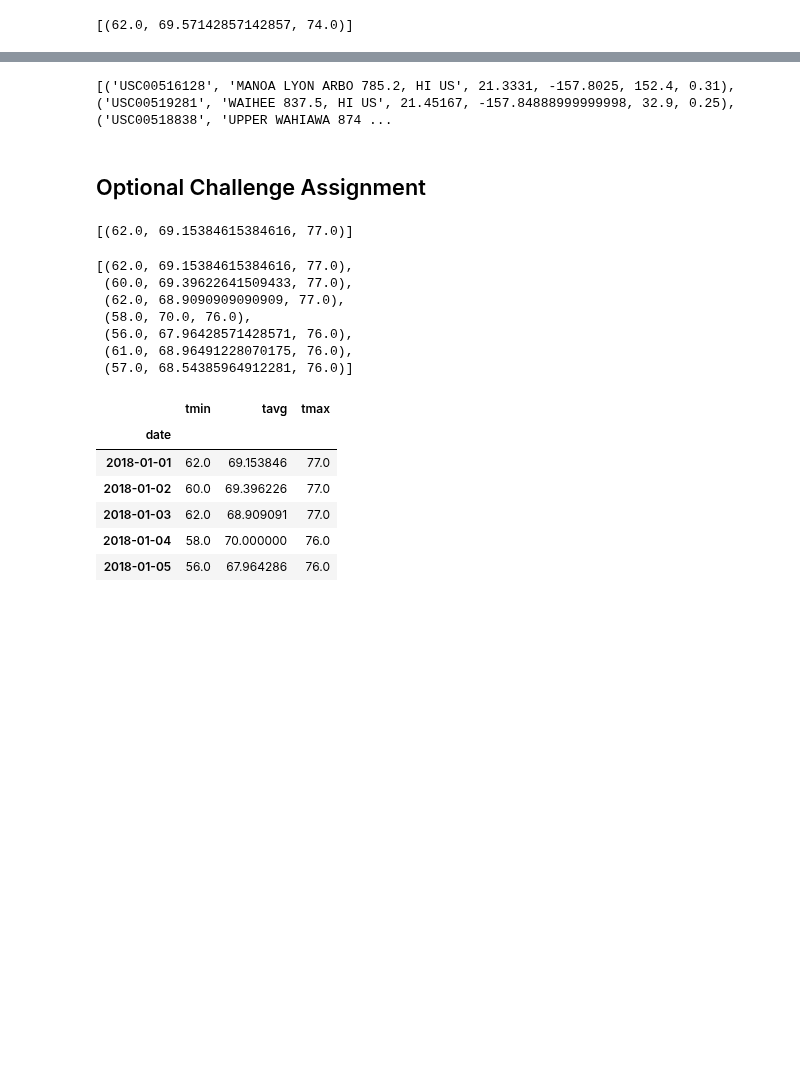
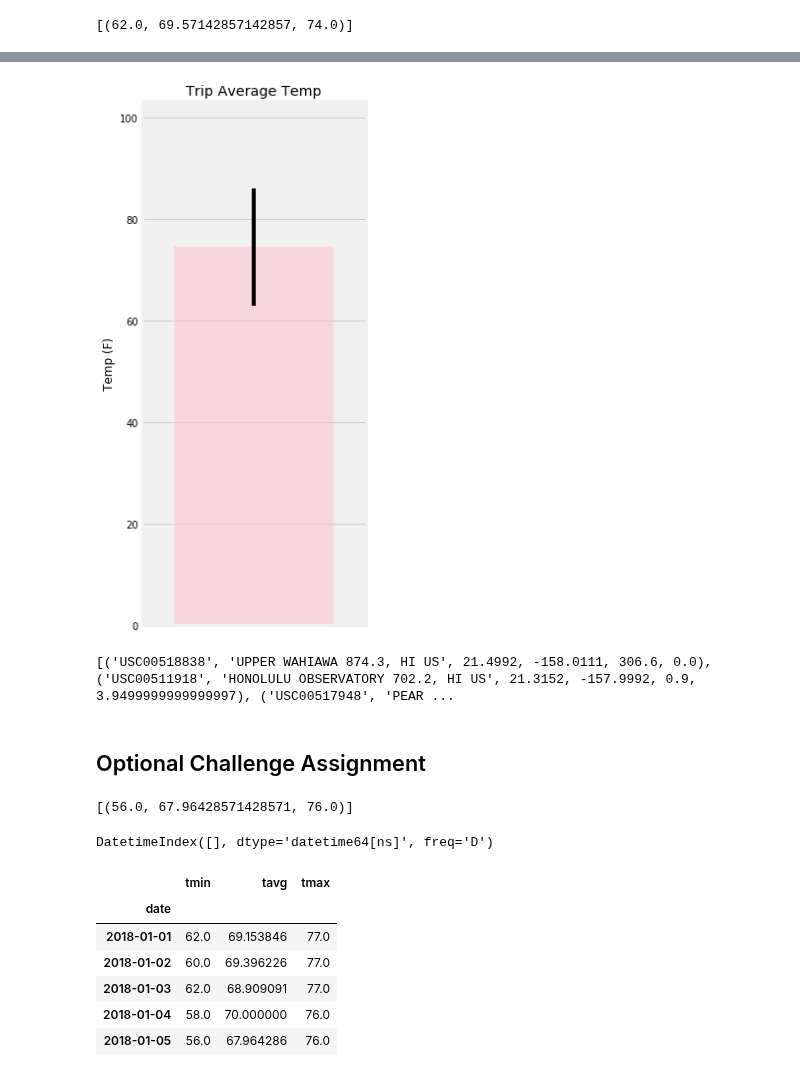
Before and after one commit to nagaraj9b/SQLAlchemy_homework, a Jupyter notebook: climate_starter.ipynb, the cells around one changed output, grey strips where cells are left out. Cells and saved outputs as stored; diff of their text form; code cells hidden in the pictures; blank space fills up the shorter version.

```diff
--- a/climate_starter.ipynb
+++ b/climate_starter.ipynb
@@ -175,4 +183,14 @@ print(calc_temps('2012-02-28', '2012-03-05'))
 # Use "Trip Avg Temp" as your Title
 # Use the average temperature for the y value
 # Use the peak-to-peak (tmax-tmin) value as the y error bar (yerr)
+
+fig,ax=plt.subplots(figsize=plt.figaspect(2.))
+
+bar=ax.bar(1,calctemps_temp[0][1],yerr=calctemps_temp[0][2] - calctemps_temp[0][1]\
+           , alpha=0.5, color="pink",align="center")
+ax.set(xticks=range(1),xticklabels="a",title="Trip Average Temp"\
+       ,ylabel="Temp (F)")
+ax.margins(.2,.2)
+fig.tight_layout()
+fig.show()
 # %% [output]
@@ -181,8 +197,22 @@ print(calc_temps('2012-02-28', '2012-03-05'))
+[figure, added]
 # %%
 # Calculate the rainfall per weather station for your trip dates using the previous year's matching dates.
 # Sort this in descending order by precipitation amount and list the station, name, latitude, longitude, and elevation
+
+startdate = query_date - dt.timedelta(days=365)
+enddate = query_date + dt.timedelta(days=365)
+
+Rainfall_weather = [Station.station, Station.name,Station.latitude,Station.longitude,\
+                    Station.elevation,func.sum(Measurement.prcp)]
+
+Rainfall = session.query(*Rainfall_weather).filter(Measurement.station==Station.station).\
+        filter(Measurement.date>=startdate).filter(Measurement.date<=enddate).\
+        group_by(Station.station, Station.name,Station.latitude,Station.longitude,\
+                 Station.elevation).order_by(func.sum(Measurement.prcp)).all()
+
+print(Rainfall)
 # %% [output]
-[('USC00516128', 'MANOA LYON ARBO 785.2, HI US', 21.3331, -157.8025, 152.4, 0.31), ('USC00519281', 'WAIHEE 837.5, HI US', 21.45167, -157.84888999999998, 32.9, 0.25), ('USC00518838', 'UPPER WAHIAWA 874 ...
+[('USC00518838', 'UPPER WAHIAWA 874.3, HI US', 21.4992, -158.0111, 306.6, 0.0), ('USC00511918', 'HONOLULU OBSERVATORY 702.2, HI US', 21.3152, -157.9992, 0.9, 3.9499999999999997), ('USC00517948', 'PEAR ...
 # %% [markdown]
 ## Optional Challenge Assignment
 # %%
@@ -203,28 +233,24 @@ def daily_normals(date):
     sel = [func.min(Measurement.tobs), func.avg(Measurement.tobs), func.max(Measurement.tobs)]
     return session.query(*sel).filter(func.strftime("%m-%d", Measurement.date) == date).all()
 
-daily_normals("01-01")
+daily_normals("01-05")
 # %% [output]
-[(62.0, 69.15384615384616, 77.0)]
+[(56.0, 67.96428571428571, 76.0)]
 # %%
 # calculate the daily normals for your trip
 # push each tuple of calculations into a list called `normals`
 
 # Set the start and end date of the trip
-
+Startdate = query_date
+Enddate = Startdate - dt.timedelta(days=365)
 # Use the start and end date to create a range of dates
-
+Rangedates=pd.date_range(start=Startdate, end=Enddate)
+Rangedates
 # Stip off the year and save a list of %m-%d strings
 
 # Loop through the list of %m-%d strings and calculate the normals for each date
 # %% [output]
-[(62.0, 69.15384615384616, 77.0),
- (60.0, 69.39622641509433, 77.0),
- (62.0, 68.9090909090909, 77.0),
- (58.0, 70.0, 76.0),
- (56.0, 67.96428571428571, 76.0),
- (61.0, 68.96491228070175, 76.0),
- (57.0, 68.54385964912281, 76.0)]
+DatetimeIndex([], dtype='datetime64[ns]', freq='D')
 # %%
 # Load the previous query results into a Pandas DataFrame and add the `trip_dates` range as the `date` index
 # %% [output]
```
Also changed, not shown: parts of 4 cells of this notebook.
